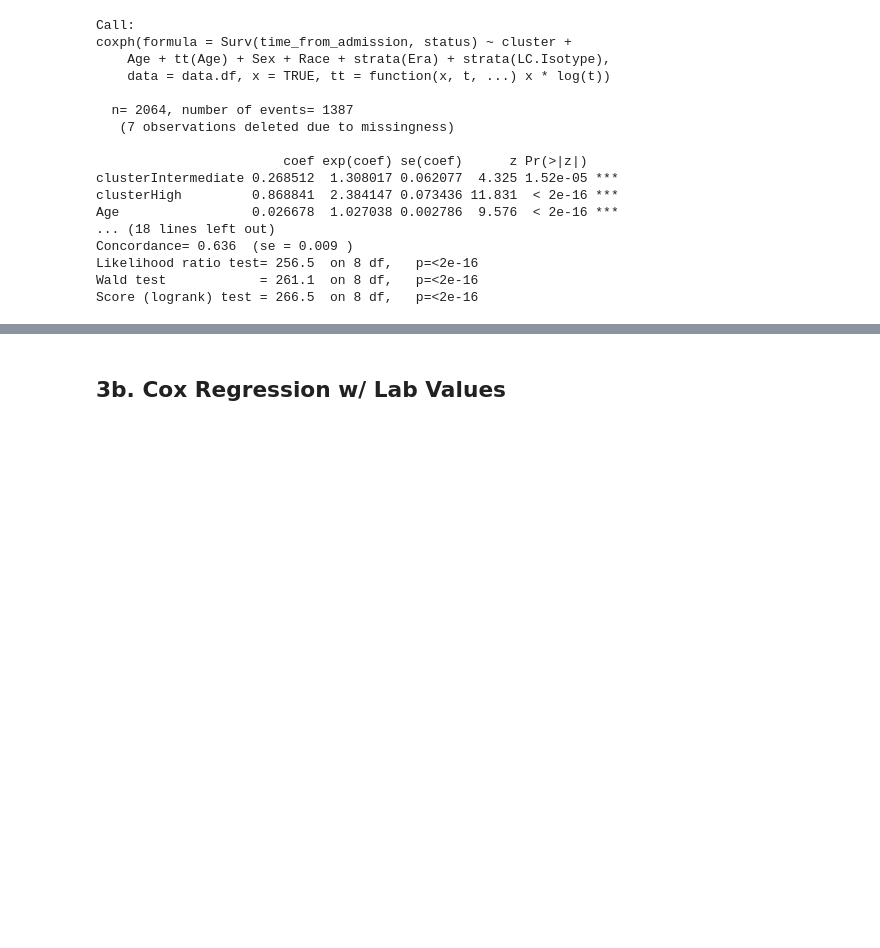
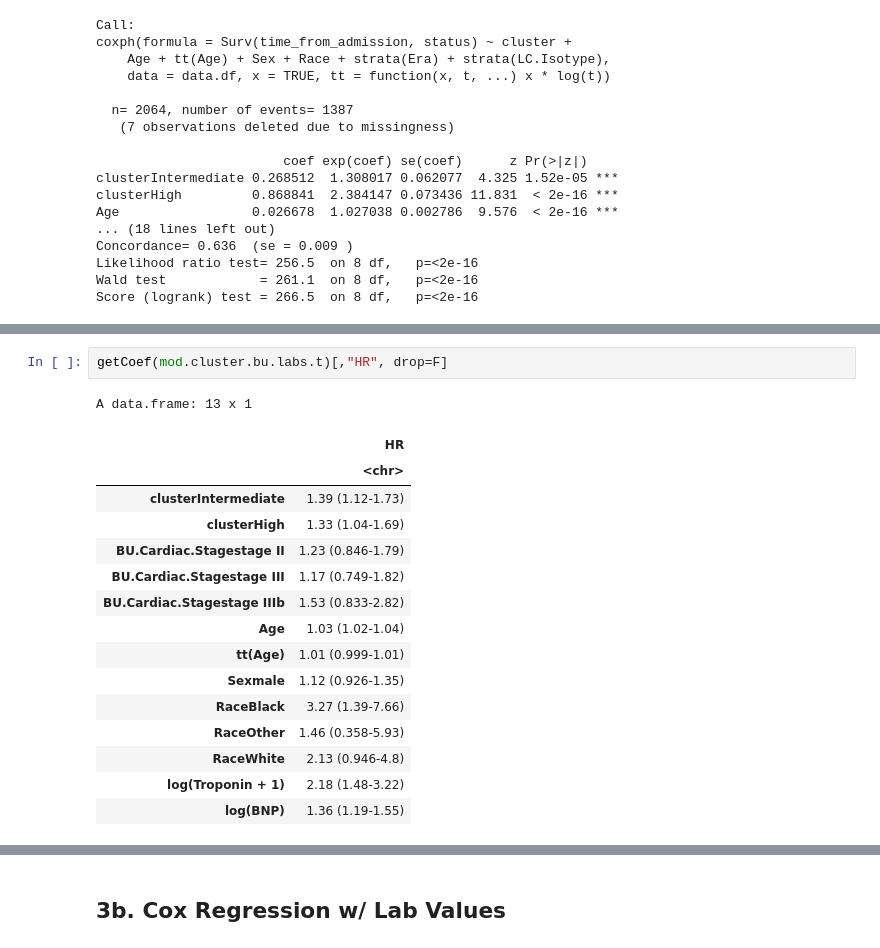
Before and after one commit to shankara-a/amyloidosis_bmc_2023, a Jupyter notebook: 04a_adjusted_survival.ipynb, the cells around one changed output, grey strips where cells are left out. Cells and saved outputs as stored; diff of their text form; blank space fills up the shorter version.

```diff
--- a/04a_adjusted_survival.ipynb
+++ b/04a_adjusted_survival.ipynb
@@ -171,0 +323,19 @@ Score (logrank) test = 266.5  on 8 df,   p=<2e-16
+# %%
+getCoef(mod.cluster.bu.labs.t)[,"HR", drop=F]
+# %% [output]
+A data.frame: 13 x 1
+|  | HR |
+|  | <chr> |
+| clusterIntermediate | 1.39 (1.12-1.73) |
+| clusterHigh | 1.33 (1.04-1.69) |
+| BU.Cardiac.Stagestage II | 1.23 (0.846-1.79) |
+| BU.Cardiac.Stagestage III | 1.17 (0.749-1.82) |
+| BU.Cardiac.Stagestage IIIb | 1.53 (0.833-2.82) |
+| Age | 1.03 (1.02-1.04) |
+| tt(Age) | 1.01 (0.999-1.01) |
+| Sexmale | 1.12 (0.926-1.35) |
+| RaceBlack | 3.27 (1.39-7.66) |
+| RaceOther | 1.46 (0.358-5.93) |
+| RaceWhite | 2.13 (0.946-4.8) |
+| log(Troponin + 1) | 2.18 (1.48-3.22) |
+| log(BNP) | 1.36 (1.19-1.55) |
```
Also changed, not shown: parts of 49 cells of this notebook, 6 other files.
